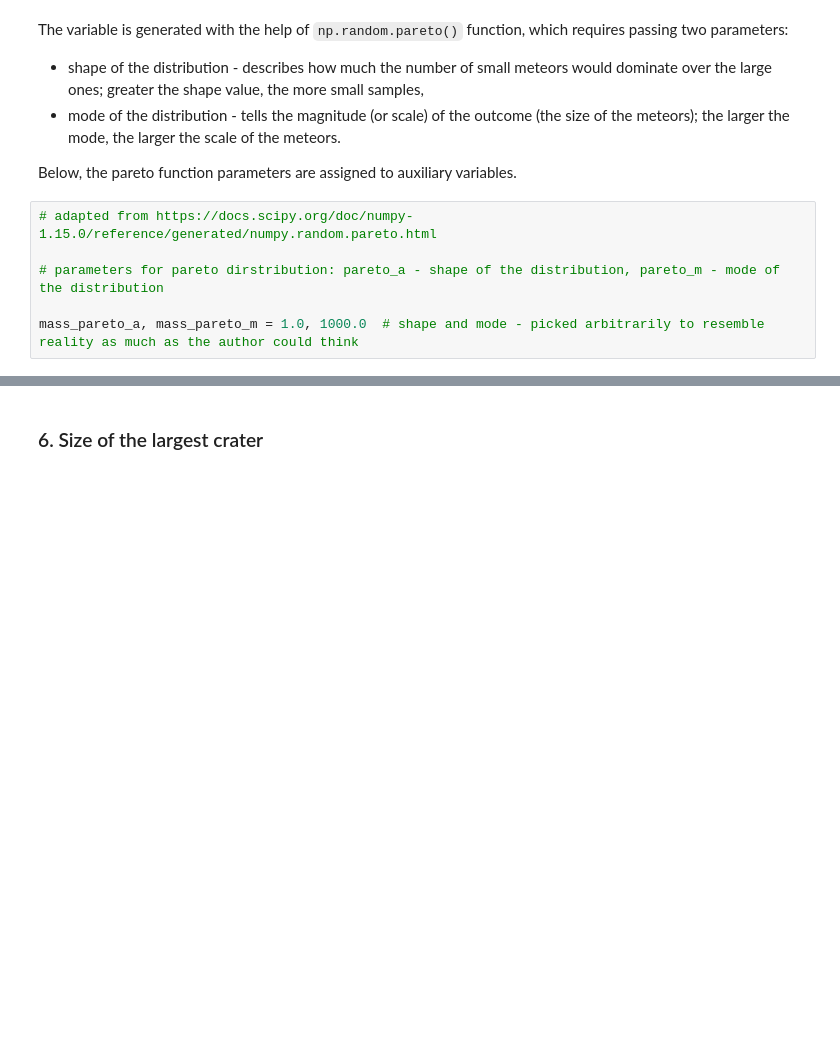
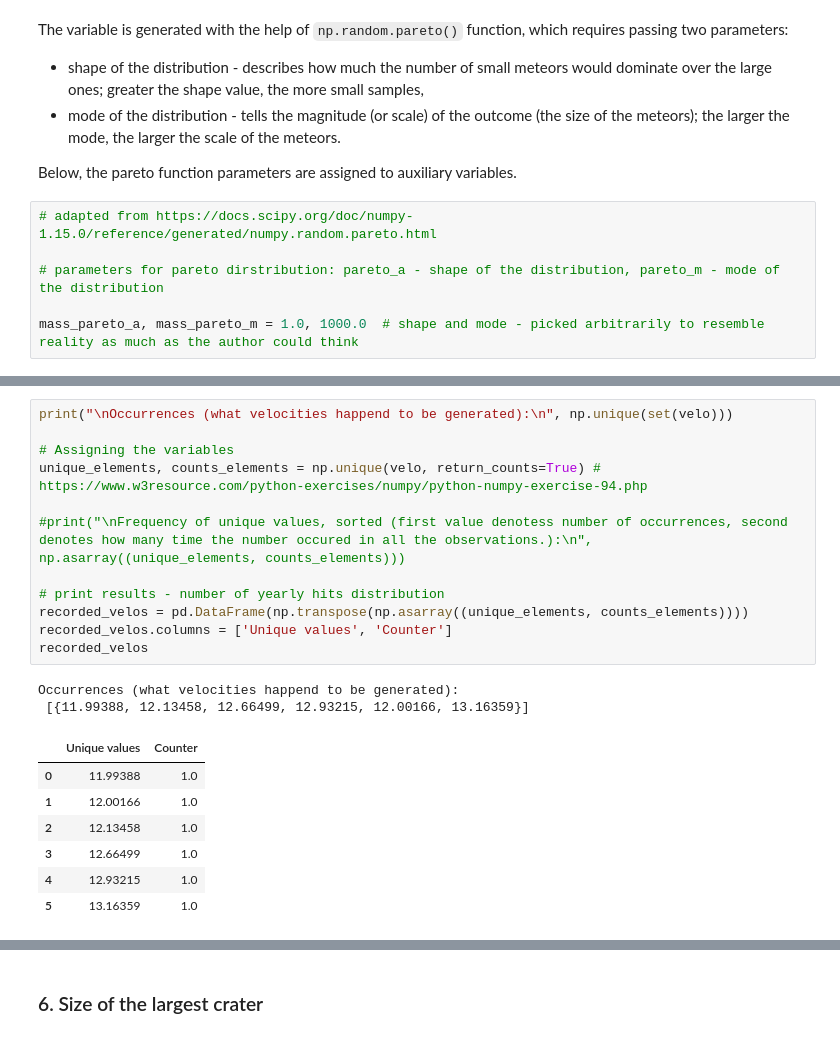
Before and after one commit to andkoc001/data_synthesis, a Jupyter notebook: data_synth_1.ipynb, the cells around one changed output, grey strips where cells are left out. Saved outputs shown, nothing was run; the diff lists cells and outputs as text; blank space fills up the shorter version.

```diff
--- a/data_synth_1.ipynb
+++ b/data_synth_1.ipynb
@@ -442,0 +446,22 @@ Their mass was as follows: [111.  51.]
+# %%
+print("\nOccurrences (what velocities happend to be generated):\n", np.unique(set(velo)))
+
+# Assigning the variables
+unique_elements, counts_elements = np.unique(velo, return_counts=True) # https://www.w3resource.com/python-exercises/numpy/python-numpy-exercise-94.php
+
+#print("\nFrequency of unique values, sorted (first value denotess number of occurrences, second denotes how many time the number occured in all the observations.):\n", np.asarray((unique_elements, counts_elements)))
+
+# print results - number of yearly hits distribution
+recorded_velos = pd.DataFrame(np.transpose(np.asarray((unique_elements, counts_elements))))
+recorded_velos.columns = ['Unique values', 'Counter']
+recorded_velos
+# %% [output]
+Occurrences (what velocities happend to be generated):
+ [{11.99388, 12.13458, 12.66499, 12.93215, 12.00166, 13.16359}]
+|  | Unique values | Counter |
+| 0 | 11.99388 | 1.0 |
+| 1 | 12.00166 | 1.0 |
+| 2 | 12.13458 | 1.0 |
+| 3 | 12.66499 | 1.0 |
+| 4 | 12.93215 | 1.0 |
+| 5 | 13.16359 | 1.0 |
```
Also changed, not shown: parts of 8 cells of this notebook.
